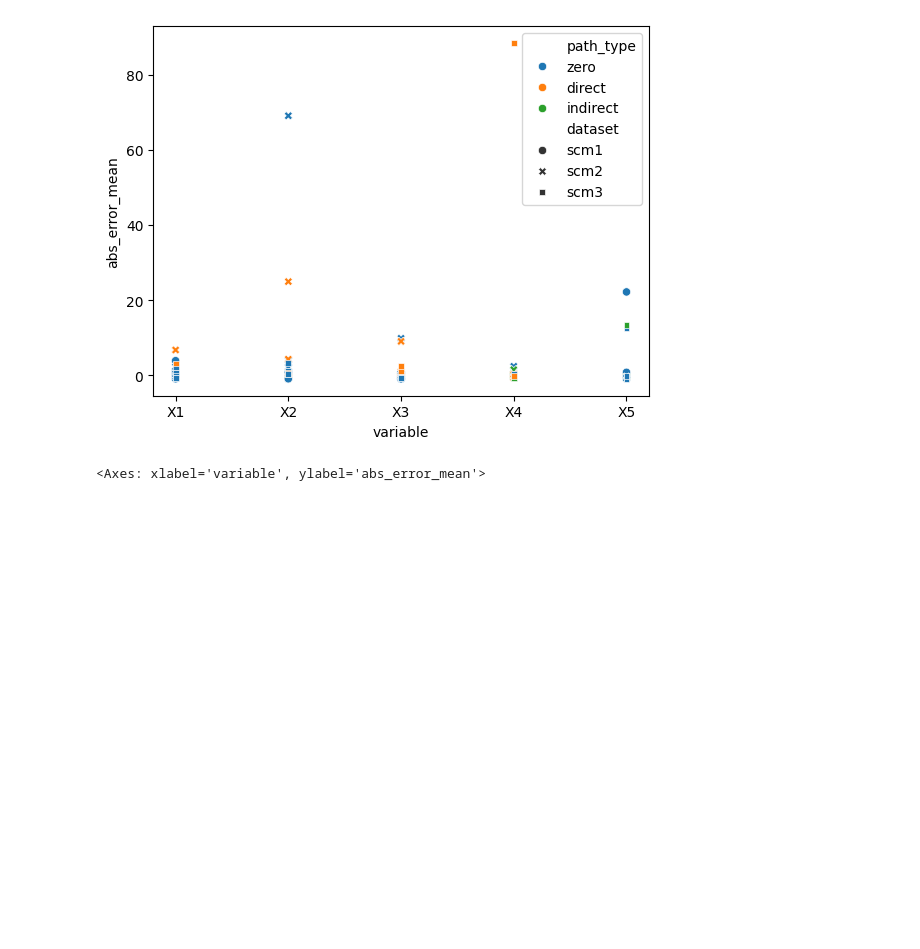
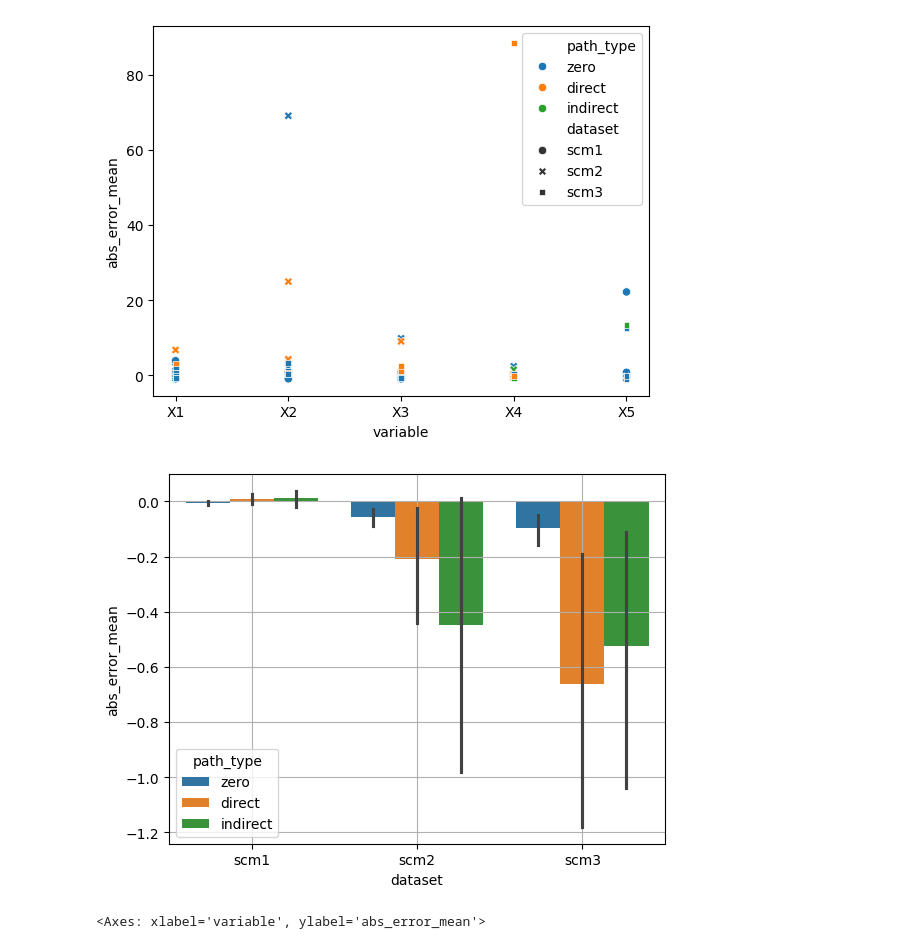
Before and after one commit to scipi1/causaliT, a Jupyter notebook: notebooks/nb_benchmark.ipynb, the cells around one changed output. Cells and saved outputs as stored; diff of their text form; code cells hidden in the pictures; blank space fills up the shorter version.

```diff
--- a/notebooks/nb_benchmark.ipynb
+++ b/notebooks/nb_benchmark.ipynb
@@ -932,6 +1018,19 @@ sns.scatterplot(dfna_diff.reset_index(), x="variable", y=error_label, hue="path_
 # %% [output]
 <Axes: xlabel='variable', ylabel='abs_error_mean'>
 [figure]
+# %%
+df_ = df.set_index(["model", "hard", "dataset", "intervention", "variable", "dist_group", "struct_group", "path_type"])
+dfm_ = dfm.set_index(["model", "hard", "dataset", "intervention", "variable", "dist_group", "struct_group", "path_type"])
+
+model_label = "na_Toeplitz_CC_cali_MLP_grad"
+error_label = "abs_error_mean"
+
+dfna_diff = (df_.loc["baseline"][error_label] - dfm_.loc[model_label][error_label]) # positive = good!
+fig = plt.figure()
+sns.barplot(dfna_diff.reset_index(), x="dataset", y=error_label, hue="path_type")
+plt.grid(True)
+# %% [output]
+[figure, added]
 # %%
 df_ = df.set_index(["model", "hard", "dataset", "intervention", "variable", "dist_group", "struct_group", "path_type"])
 dfm_ = dfm.set_index(["model", "hard", "dataset", "intervention", "variable", "dist_group", "struct_group", "path_type"])
```
Also changed, not shown: parts of 4 cells of this notebook, 14 other files.
